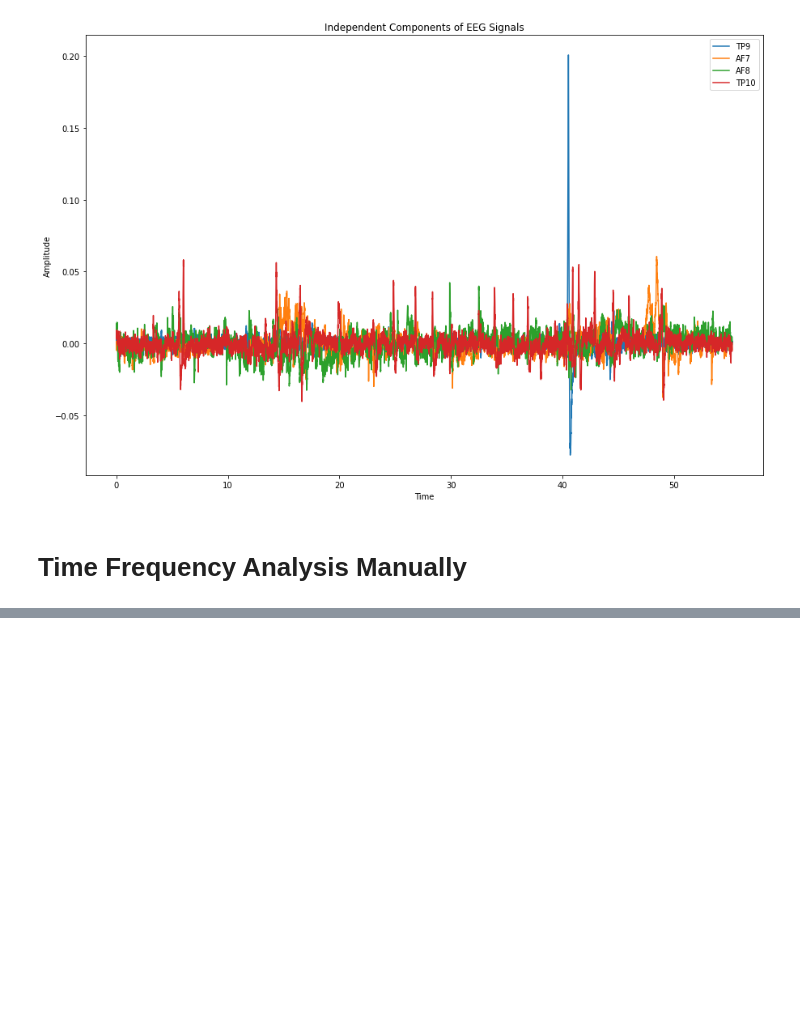
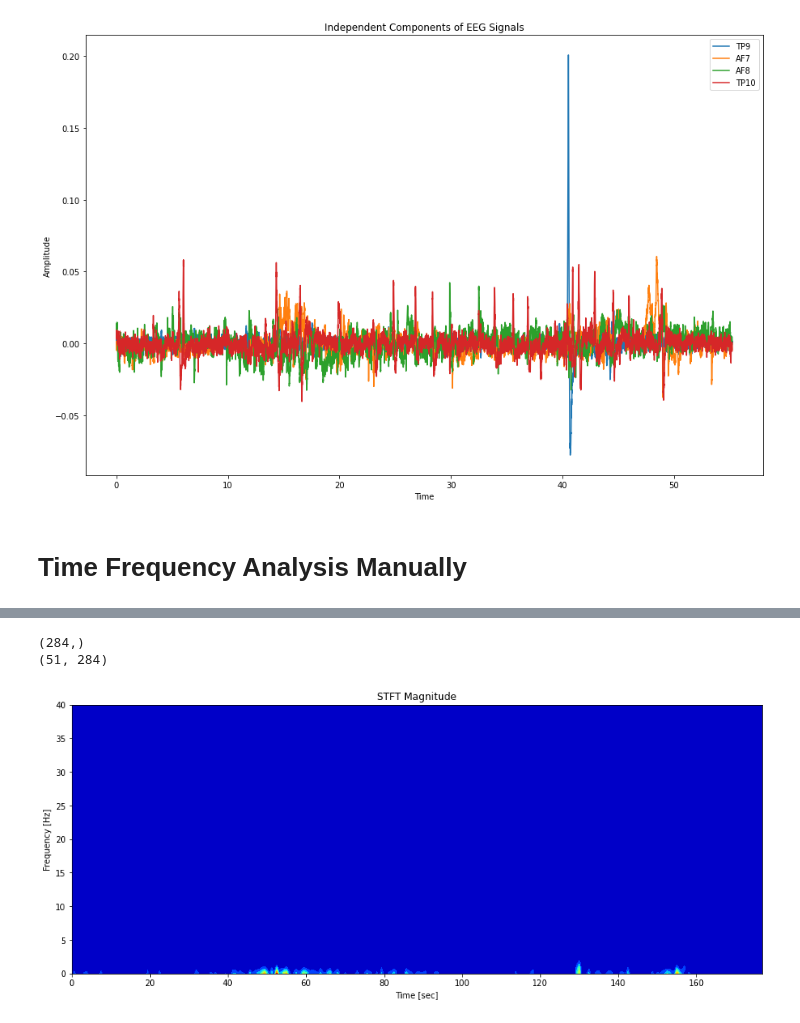
Before and after one commit to dxganta/real-time-tf, a Jupyter notebook: spectral_analysis.ipynb, the cells around one changed output, grey strips where cells are left out. Cells and saved outputs as stored; diff of their text form; code cells hidden in the pictures; blank space fills up the shorter version.

Commit message:
time

```diff
--- a/spectral_analysis.ipynb
+++ b/spectral_analysis.ipynb
@@ -285,0 +226,19 @@ KeyboardInterrupt:
+# %%
+data_ = data.T.copy()
+# %%
+from scipy.signal import stft
+
+f, t, Zxx = stft(data_, 80, nperseg=100)
+print(t.shape)
+Zxx = np.mean(Zxx, axis=0)
+print(Zxx.shape)
+plt.figure(figsize=(15,6))
+plt.contourf(t, f, np.abs(Zxx)**2, cmap='jet')
+plt.title('STFT Magnitude')
+plt.ylabel('Frequency [Hz]')
+plt.xlabel('Time [sec]')
+plt.show()
+# %% [output]
+(284,)
+(51, 284)
+[figure, added]
```
Also changed, not shown: parts of 6 cells of this notebook, 1 other file.
